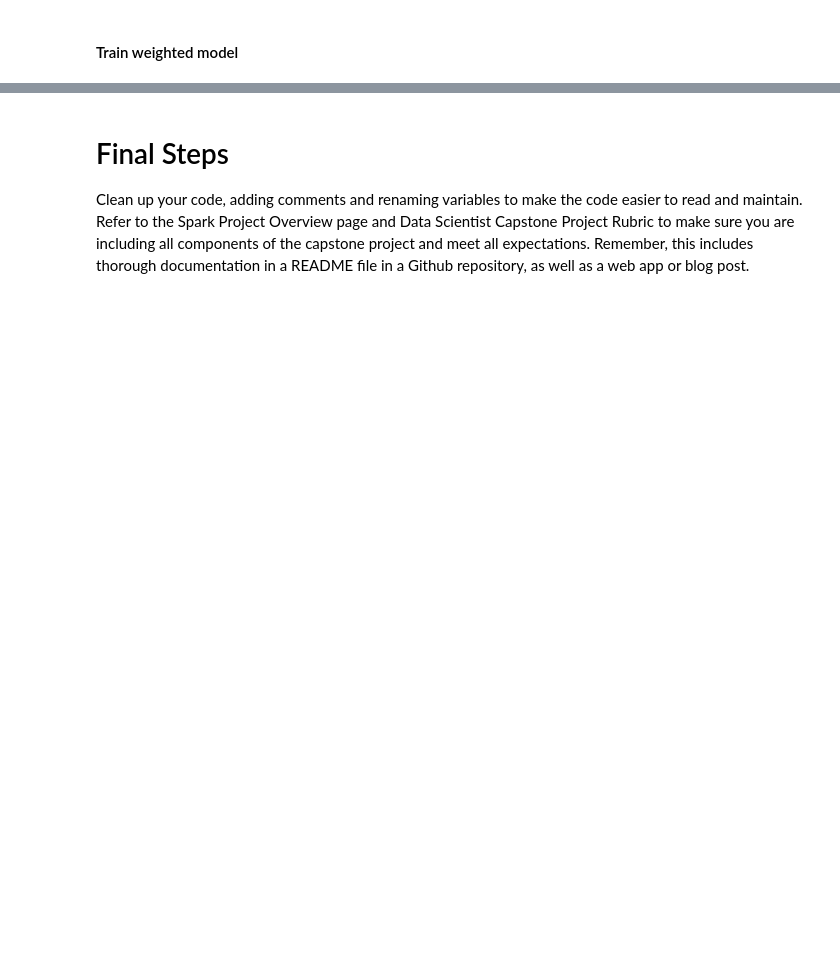
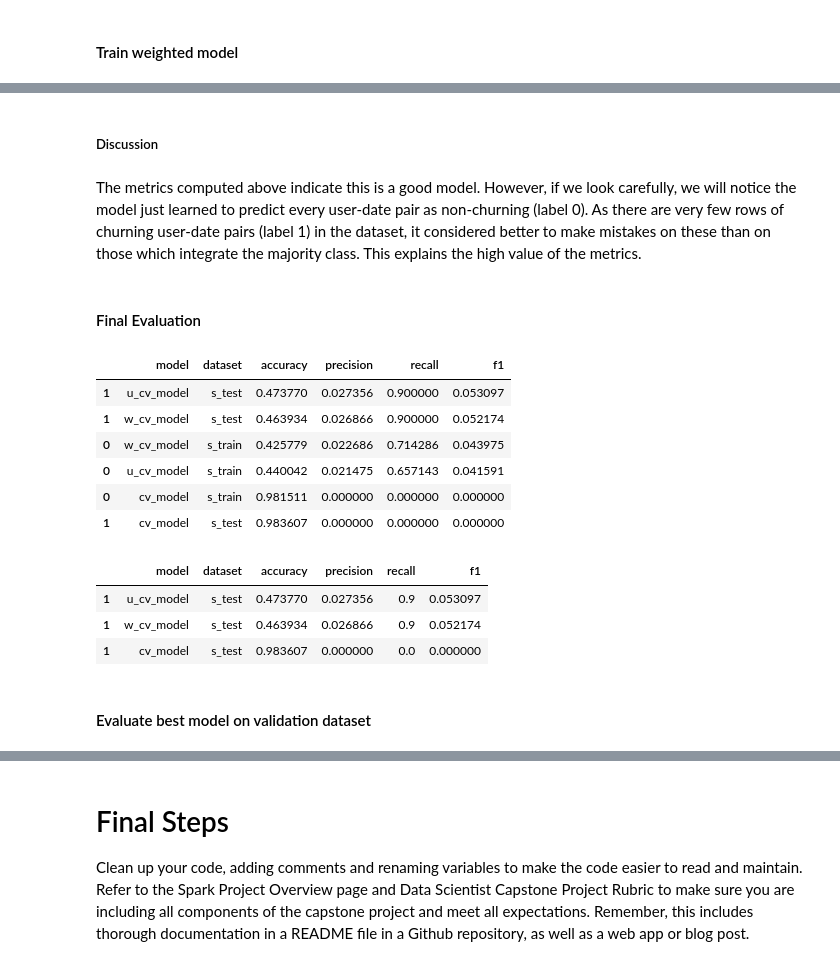
Before and after one commit to tarcisobraz/sparkify-churn-prediction, a Jupyter notebook: Sparkify.ipynb, the cells around one changed output, grey strips where cells are left out. Saved outputs shown, nothing was run; the diff lists cells and outputs as text; code cells hidden in the pictures; blank space fills up the shorter version.

Commit message:
modeling: Fixes bugs in modeling code and improves model evaluation.

```diff
--- a/Sparkify.ipynb
+++ b/Sparkify.ipynb
@@ -1625,16 +1451,24 @@ w_pipeline = Pipeline(stages=base_assemblers + scalers + [final_assembler, w_lr]
+# %%
+paramGrid_lr = ParamGridBuilder() \
+    .baseOn({w_pipeline.stages : [class_formula, w_lr]}) \
+    .addGrid(lr.elasticNetParam, [0.5, 1.0, 0.0]) \
+    .addGrid(lr.regParam, [0.01, 0.001, 0.1])\
+    .build()
+
+paramGrid_svc = ParamGridBuilder() \
+    .baseOn({w_pipeline.stages : [class_formula, svc]}) \
+    .addGrid(svc.regParam, [0.01, 0.001, 0.1])\
+    .build()
+
+w_grids = paramGrid_lr + paramGrid_svc
 # %%
-paramGrid = ParamGridBuilder() \
-    .addGrid(lr.regParam,[0.1, 0.5, 1]) \
-    .build()
-
-
 w_crossval = CrossValidator(estimator=w_pipeline,
-                          estimatorParamMaps=paramGrid,
-                          evaluator=BinaryClassificationEvaluator(),
+                          estimatorParamMaps=w_grids,
+                          evaluator=BinaryClassificationEvaluator(metricName="areaUnderPR"),
                           numFolds=3)
 # %% [markdown]
 #### Train weighted model
 # %%
 %%time
-w_cvModel = w_crossval.fit(w_train)
+w_cv_model = w_crossval.fit(w_train)
 # %% [output]
@@ -1783,0 +1502,3 @@ print(confusion_matrix(w_y_true, w_y_pred))
+# %%
+w_model_eval = get_model_eval(w_cv_model, 'w_cv_model', {'s_train': s_train, 's_test':s_test})
+w_model_eval
@@ -1783,0 +1516,29 @@ print(confusion_matrix(w_y_true, w_y_pred))
+# %% [markdown]
+##### Discussion
+# %% [markdown]
+The metrics computed above indicate this is a good model. However, if we look carefully, we will notice the model just learned to predict every user-date pair as non-churning (label 0). As there are very few rows of churning user-date pairs (label 1) in the dataset, it considered better to make mistakes on these than on those which integrate the majority class. This explains the high value of the metrics.
+# %% [markdown]
+#### Final Evaluation
+# %%
+final_eval = pd.concat([base_model_eval, u_model_eval_general, w_model_eval], axis=0) \
+                .sort_values('f1', ascending=False)
+final_eval
+# %% [output]
+|  | model | dataset | accuracy | precision | recall | f1 |
+| 1 | u_cv_model | s_test | 0.473770 | 0.027356 | 0.900000 | 0.053097 |
+| 1 | w_cv_model | s_test | 0.463934 | 0.026866 | 0.900000 | 0.052174 |
+| 0 | w_cv_model | s_train | 0.425779 | 0.022686 | 0.714286 | 0.043975 |
+| 0 | u_cv_model | s_train | 0.440042 | 0.021475 | 0.657143 | 0.041591 |
+| 0 | cv_model | s_train | 0.981511 | 0.000000 | 0.000000 | 0.000000 |
+| 1 | cv_model | s_test | 0.983607 | 0.000000 | 0.000000 | 0.000000 |
+# %%
+final_eval_test = final_eval[final_eval['dataset'] == 's_test'] \
+                .sort_values('f1', ascending=False)
+final_eval_test
+# %% [output]
+|  | model | dataset | accuracy | precision | recall | f1 |
+| 1 | u_cv_model | s_test | 0.473770 | 0.027356 | 0.9 | 0.053097 |
+| 1 | w_cv_model | s_test | 0.463934 | 0.026866 | 0.9 | 0.052174 |
+| 1 | cv_model | s_test | 0.983607 | 0.000000 | 0.0 | 0.000000 |
+# %% [markdown]
+#### Evaluate best model on validation dataset
```
Also changed, not shown: parts of 213 cells of this notebook.
